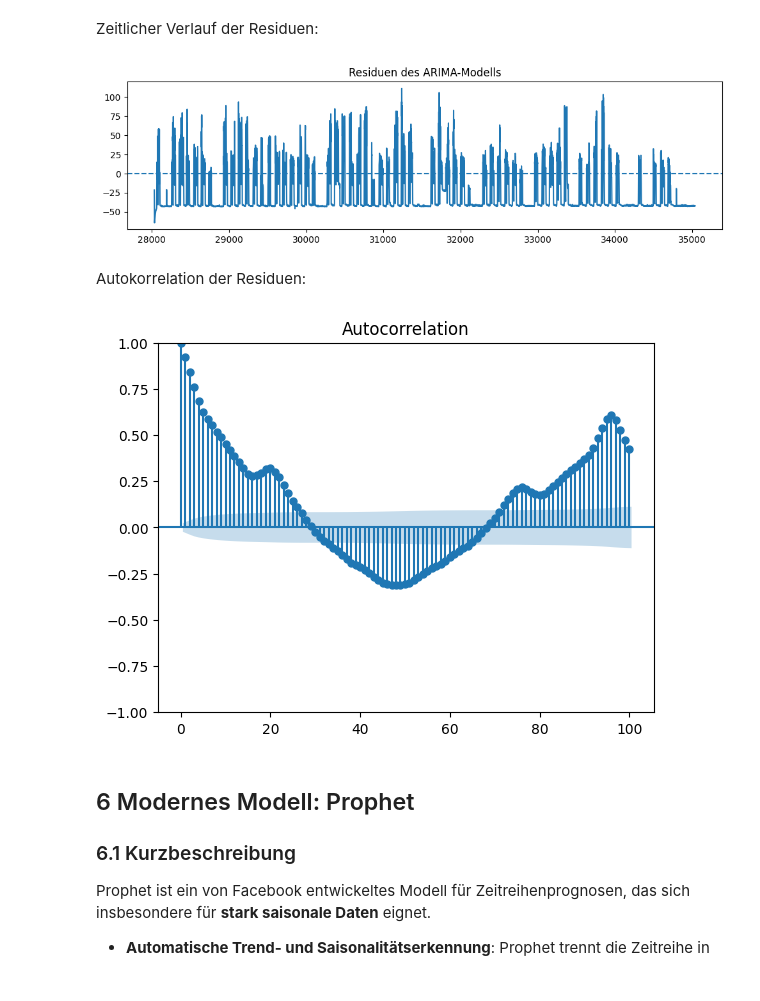
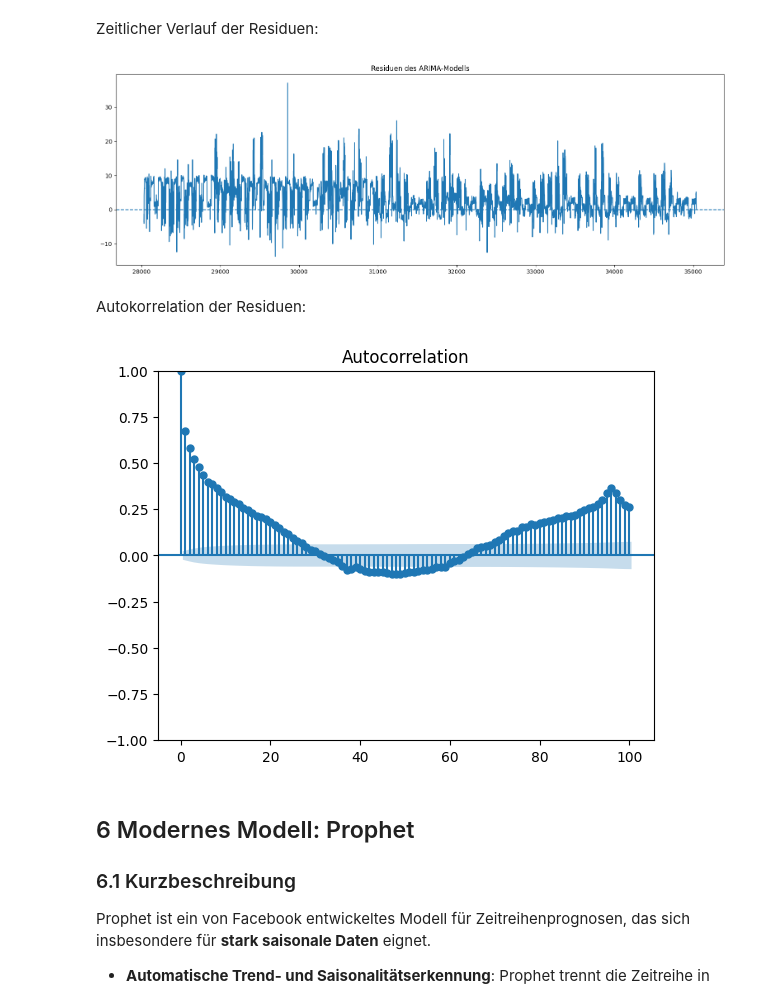
Before and after one commit to derlole/InDuStIaLfOrEcAsTiNgWELOVEIT, a Jupyter notebook: src/start.ipynb, the cells around one changed output. Drawn from its saved outputs; the diff is of its cells as text; code cells hidden in the pictures.

```diff
--- a/src/start.ipynb
+++ b/src/start.ipynb
@@ -463,3 +464,19 @@ SARIMAX Results
 | Prob(H) (two-sided): | 0.00 | Kurtosis: | 12.47 |
 Warnings:
 [1] Covariance matrix calculated using the outer product of gradients (complex-step).
+# %%
+from statsmodels.tsa.statespace.sarimax import SARIMAX
+
+exog_cols = [
+    'Lagging_Current_Reactive.Power_kVarh',
+    'Leading_Current_Reactive_Power_kVarh',
+    'CO2(tCO2)',
+    'Lagging_Current_Power_Factor',
+    'Leading_Current_Power_Factor',
+    'NSM'
+]
+
+sarima_model = SARIMAX(train['Usage_kWh'], exog = train[exog_cols], order=arima_model.order)
+
+sarima_model_fit = sarima_model.fit()
+sarima_model_fit.summary()
@@ -497,7 +545,7 @@ Das trainierte ARIMA-Modell wird verwendet, um Vorhersagen für den gesamten Tes
 # %%
 n_periods = len(test)
 
-forecast = arima_model.predict(n_periods=n_periods)
+forecast = sarima_model_fit.predict(start=len(train), end=len(train)+n_periods-1, exog=test[exog_cols])
 forecast = pd.Series(forecast, index=test.index)
 # %% [markdown]
 #### 5.3.2 Evaluationsmetriken
@@ -547,13 +597,13 @@ residuals = test['Usage_kWh'] - forecast
 # %% [markdown]
 Zeitlicher Verlauf der Residuen:
 # %%
-plt.figure(figsize=(12, 3))
+plt.figure(figsize=(19, 6))
 plt.plot(residuals)
 plt.axhline(0, linestyle='--')
 plt.title('Residuen des ARIMA-Modells')
 plt.show()
 # %% [output]
-[figure, old version]
+[figure, new version]
 # %% [markdown]
 Autokorrelation der Residuen:
 # %%
@@ -562,7 +612,7 @@ from statsmodels.graphics.tsaplots import plot_acf
 plot_acf(residuals.dropna(), lags=100)
 plt.show()
 # %% [output]
-[figure, old version]
+[figure, new version]
 # %% [markdown]
 ## 6 Modernes Modell: Prophet
 ### 6.1 Kurzbeschreibung
```
Also changed, not shown: parts of 7 cells of this notebook, 1 other file.
